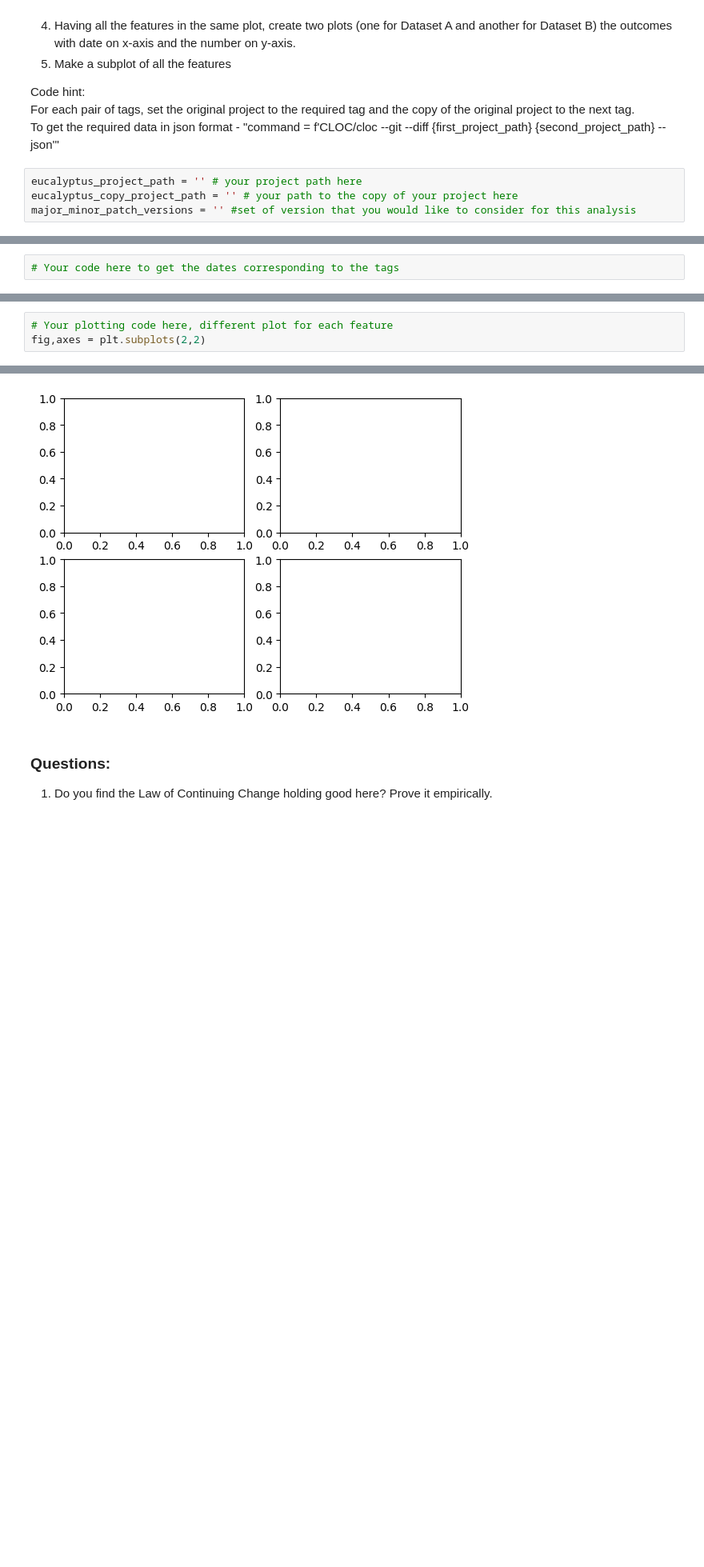
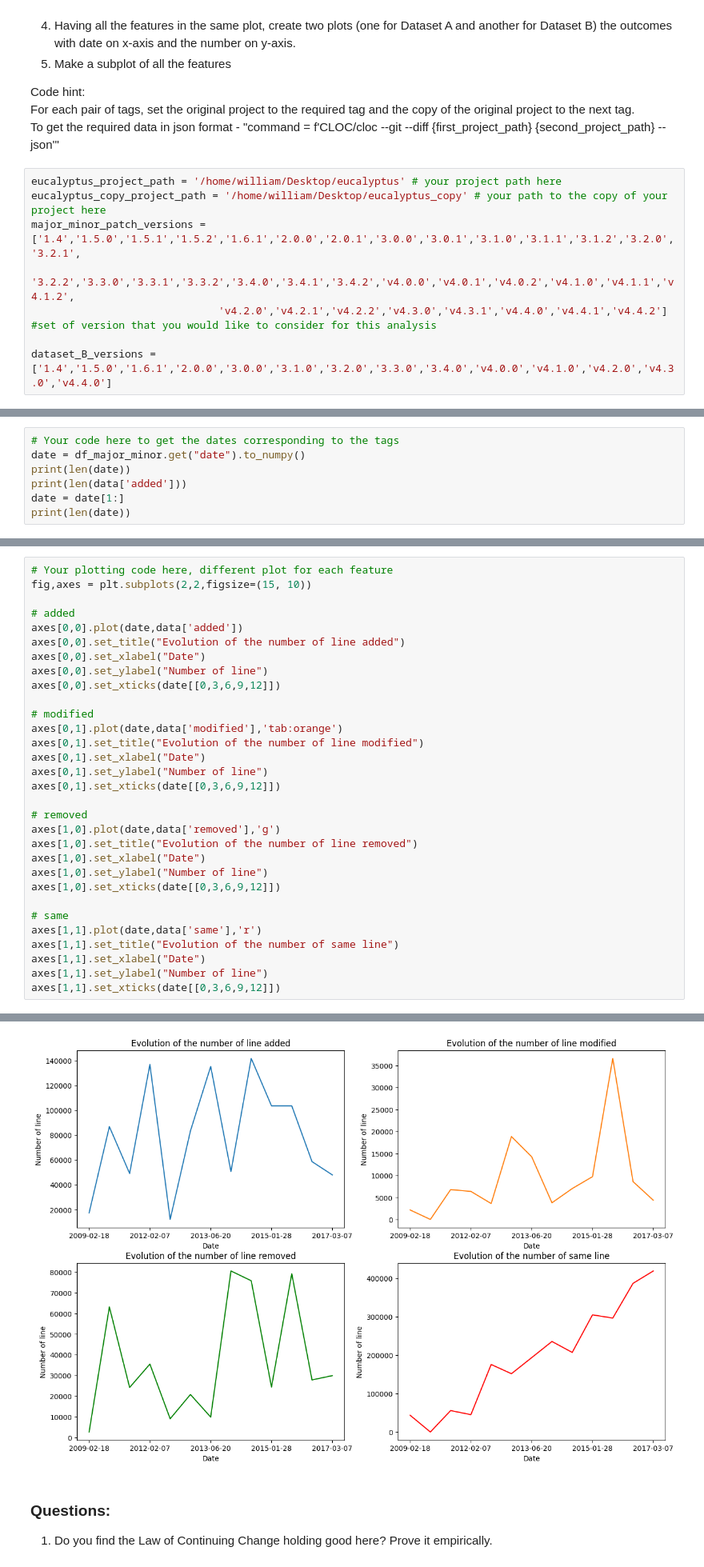
Before and after one commit to william-walcarius/Software_evolution_TP2_2023, a Jupyter notebook: TP2_section2.ipynb, the cells around one changed output, grey strips where cells are left out. Shown at 80% size. Drawn from its saved outputs; the diff is of its cells as text; blank space fills up the shorter version.

```diff
--- a/TP2_section2.ipynb
+++ b/TP2_section2.ipynb
@@ -513,8 +513,12 @@ Code hint:
 For each pair of tags, set the original project to the required tag and the copy of the original project to the next tag.
 To get the required data in json format - "command = f'CLOC/cloc --git --diff {first_project_path} {second_project_path} --json'"
 # %%
-eucalyptus_project_path = '' # your project path here
-eucalyptus_copy_project_path = '' # your path to the copy of your project here
-major_minor_patch_versions = '' #set of version that you would like to consider for this analysis
+eucalyptus_project_path = '/home/william/Desktop/eucalyptus' # your project path here
+eucalyptus_copy_project_path = '/home/william/Desktop/eucalyptus_copy' # your path to the copy of your project here
+major_minor_patch_versions = ['1.4','1.5.0','1.5.1','1.5.2','1.6.1','2.0.0','2.0.1','3.0.0','3.0.1','3.1.0','3.1.1','3.1.2','3.2.0','3.2.1',
+                              '3.2.2','3.3.0','3.3.1','3.3.2','3.4.0','3.4.1','3.4.2','v4.0.0','v4.0.1','v4.0.2','v4.1.0','v4.1.1','v4.1.2',
+                              'v4.2.0','v4.2.1','v4.2.2','v4.3.0','v4.3.1','v4.4.0','v4.4.1','v4.4.2'] #set of version that you would like to consider for this analysis
+
+dataset_B_versions = ['1.4','1.5.0','1.6.1','2.0.0','3.0.0','3.1.0','3.2.0','3.3.0','3.4.0','v4.0.0','v4.1.0','v4.2.0','v4.3.0','v4.4.0']
 # %%
 # Your code here to get the data
@@ -521,2 +561,7 @@ major_minor_patch_versions = '' #set of version that you would like to consider
 # %%
 # Your code here to get the dates corresponding to the tags
+date = df_major_minor.get("date").to_numpy()
+print(len(date))
+print(len(data['added']))
+date = date[1:]
+print(len(date))
@@ -525,4 +586,32 @@ major_minor_patch_versions = '' #set of version that you would like to consider
 # %%
 # Your plotting code here, different plot for each feature
-fig,axes = plt.subplots(2,2)
+fig,axes = plt.subplots(2,2,figsize=(15, 10))
+
+# added
+axes[0,0].plot(date,data['added'])
+axes[0,0].set_title("Evolution of the number of line added")
+axes[0,0].set_xlabel("Date")
+axes[0,0].set_ylabel("Number of line")
+axes[0,0].set_xticks(date[[0,3,6,9,12]])
+
+# modified
+axes[0,1].plot(date,data['modified'],'tab:orange')
+axes[0,1].set_title("Evolution of the number of line modified")
+axes[0,1].set_xlabel("Date")
+axes[0,1].set_ylabel("Number of line")
+axes[0,1].set_xticks(date[[0,3,6,9,12]])
+
+# removed
+axes[1,0].plot(date,data['removed'],'g')
+axes[1,0].set_title("Evolution of the number of line removed")
+axes[1,0].set_xlabel("Date")
+axes[1,0].set_ylabel("Number of line")
+axes[1,0].set_xticks(date[[0,3,6,9,12]])
+
+# same
+axes[1,1].plot(date,data['same'],'r')
+axes[1,1].set_title("Evolution of the number of same line")
+axes[1,1].set_xlabel("Date")
+axes[1,1].set_ylabel("Number of line")
+axes[1,1].set_xticks(date[[0,3,6,9,12]])
 # %% [output]
@@ -529,4 +623,4 @@ fig,axes = plt.subplots(2,2)
-[figure, old version]
+[figure, new version]
 # %% [markdown]
 ### Questions:
 1. Do you find the Law of Continuing Change holding good here? Prove it empirically.
```
Also changed, not shown: parts of 6 cells of this notebook.
